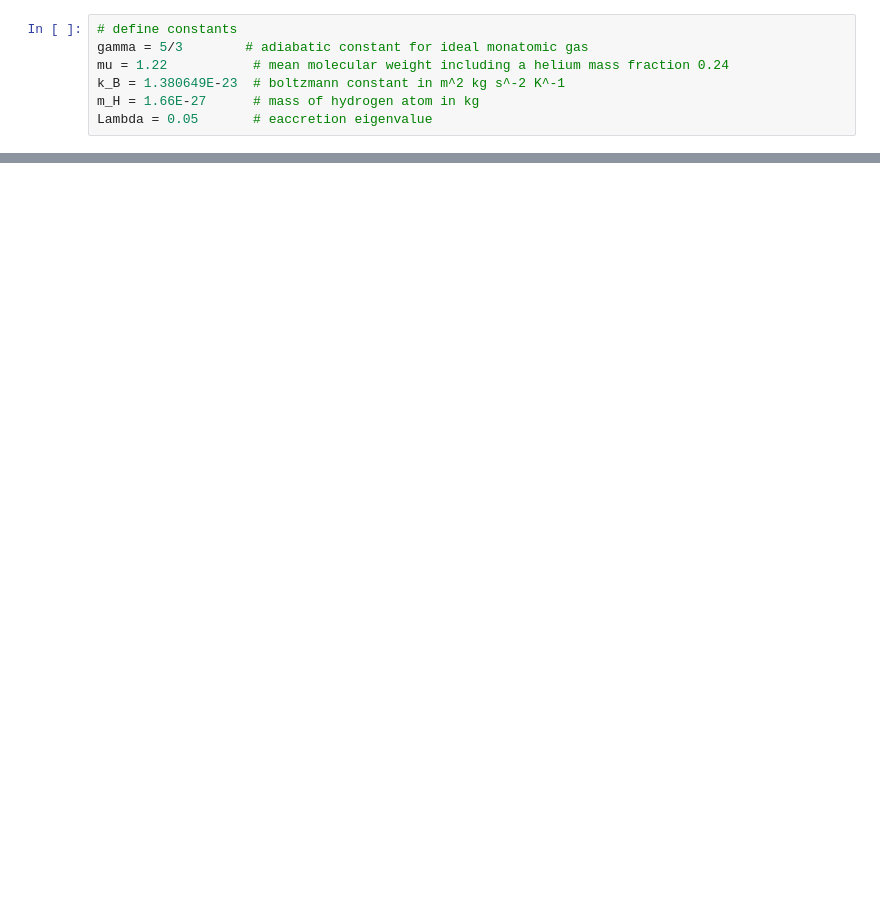
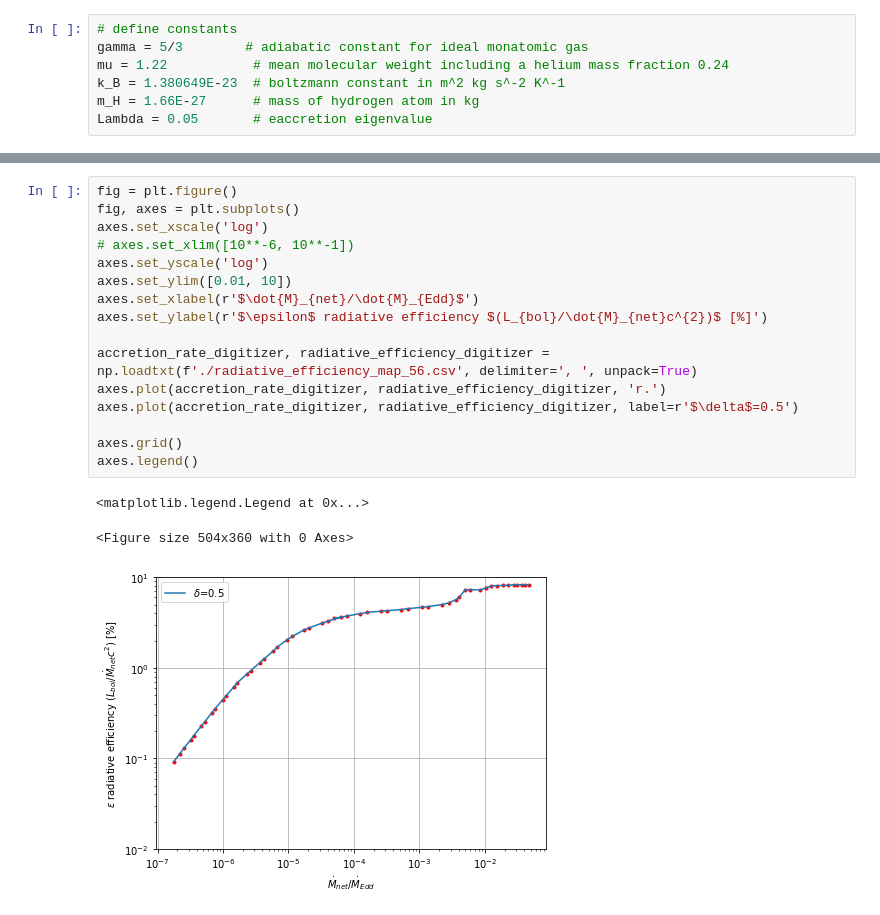
Before and after one commit to newspaperhinson/PBHAccretion, a Jupyter notebook: main.ipynb, the cells around one changed output, grey strips where cells are left out. Drawn from its saved outputs; the diff is of its cells as text; blank space fills up the shorter version.

```diff
--- a/main.ipynb
+++ b/main.ipynb
@@ -62,0 +116,20 @@ axes.legend()
+# %%
+fig = plt.figure()
+fig, axes = plt.subplots()
+axes.set_xscale('log')
+# axes.set_xlim([10**-6, 10**-1])
+axes.set_yscale('log')
+axes.set_ylim([0.01, 10])
+axes.set_xlabel(r'$\dot{M}_{net}/\dot{M}_{Edd}$')
+axes.set_ylabel(r'$\epsilon$ radiative efficiency $(L_{bol}/\dot{M}_{net}c^{2})$ [%]')
+
+accretion_rate_digitizer, radiative_efficiency_digitizer = np.loadtxt(f'./radiative_efficiency_map_56.csv', delimiter=', ', unpack=True)
+axes.plot(accretion_rate_digitizer, radiative_efficiency_digitizer, 'r.')
+axes.plot(accretion_rate_digitizer, radiative_efficiency_digitizer, label=r'$\delta$=0.5')
+
+axes.grid()
+axes.legend()
+# %% [output]
+<matplotlib.legend.Legend at 0x...>
+<Figure size 504x360 with 0 Axes>
+[figure, added]
```
Also changed, not shown: parts of 12 cells of this notebook, 2 other files.
